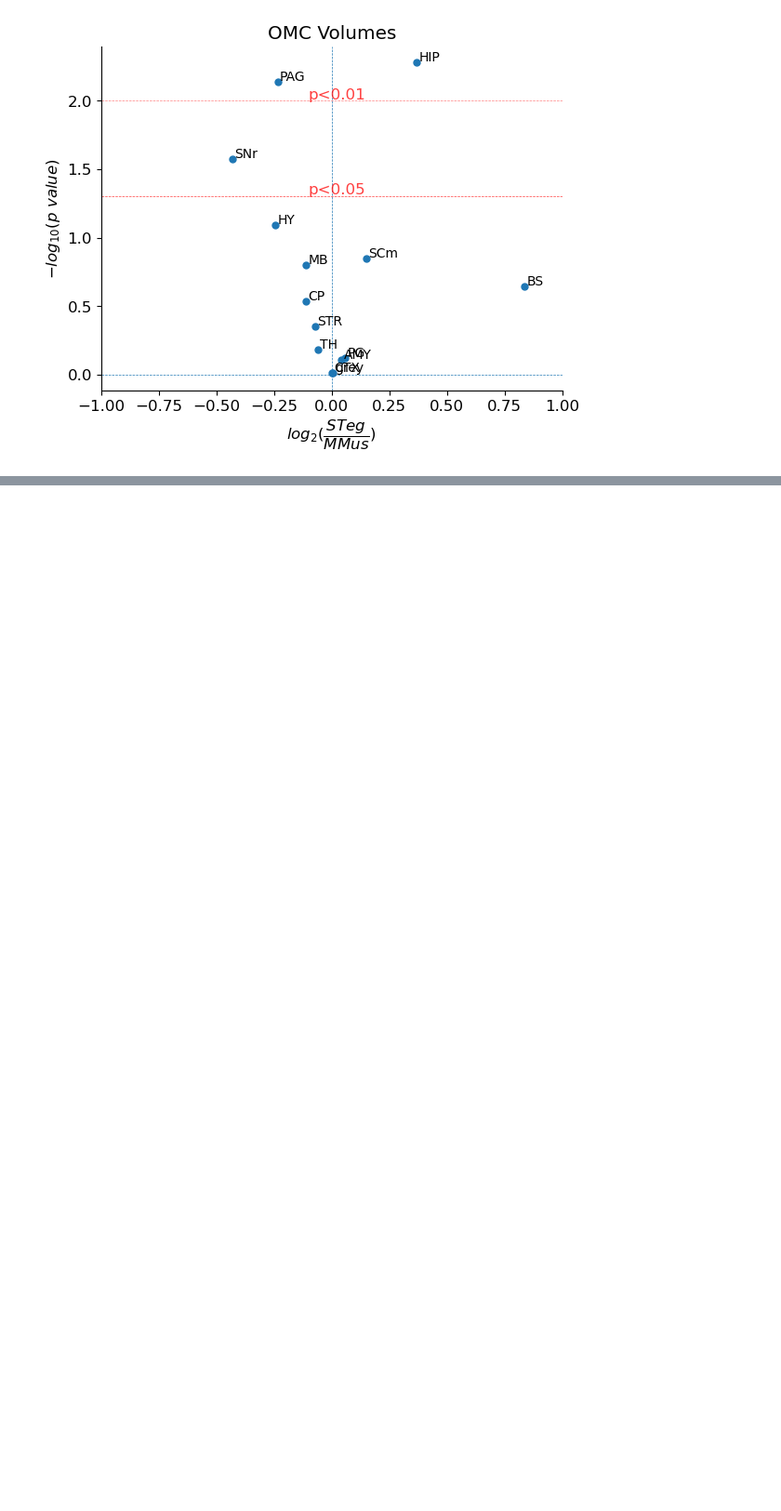
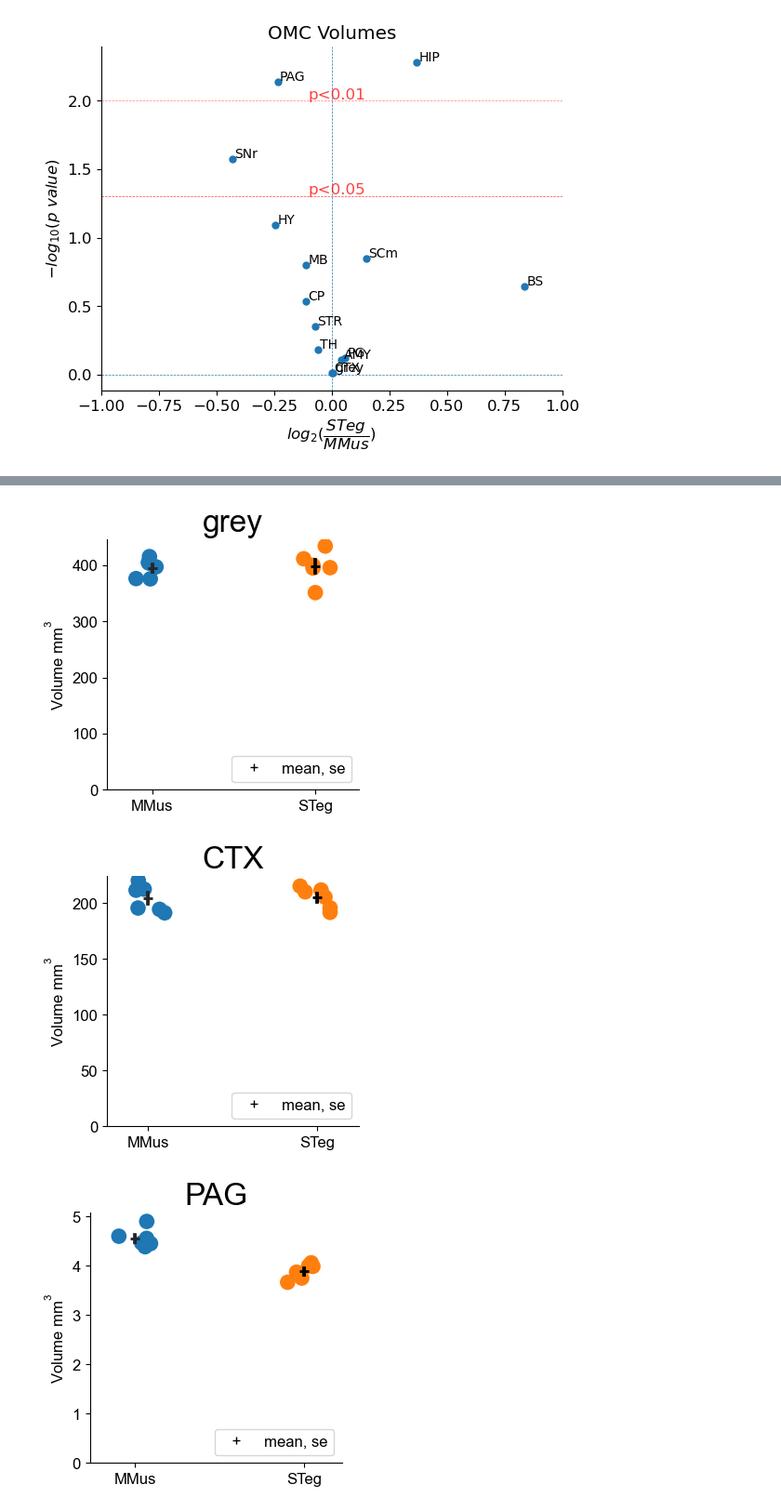
Before and after one commit to eisko/STP_analysis, a Jupyter notebook: shape_vol_supp.ipynb, the cells around one changed output, grey strips where cells are left out. Shown at 93% size. Drawn from its saved outputs; the diff is of its cells as text; code cells hidden in the pictures; blank space fills up the shorter version.

Commit message:
visualize updates

```diff
--- a/shape_vol_supp.ipynb
+++ b/shape_vol_supp.ipynb
@@ -11,6 +11,10 @@ from matplotlib.lines import Line2D # for custom legend
 from matplotlib_scalebar.scalebar import ScaleBar
 from datetime import datetime # to print timing of cells
 
+# set parameters to save svg
+plt.rcParams['font.family'] = ['sans-serif']
+plt.rcParams['font.sans-serif'] = ['Arial']
+plt.rcParams['text.usetex'] = False
 plt.rcParams['svg.fonttype'] = 'none'
 
 from skimage.filters import threshold_otsu # threshold method used to threshold inj site
@@ -245,0 +307,27 @@ plt.show()
+# %%
+# fig, axs = plt.subplots(3,5, figsize=(5,15))
+voxel_size = 0.05*0.02*0.02
+volumes_df = meta.copy()
+
+for area in areas:
+    for i in range(meta.shape[0]):
+        meta.loc[i,'brain']
+        mask = all_masks[i]
+        mask_sum = mask[area].sum()
+        volume = mask_sum*voxel_size
+        volumes_df.loc[i, area] = volume
+# %%
+# plot dot plots for select areas
+plot_areas = ["grey", "CTX", "PAG", "SNr"]
+for area in plot_areas:
+    dot_plot_by_species(volumes_df, to_plot=area, ylabel="Volume $\mathregular{mm^3}$",
+                        title=area)
+
+
+
+    plt.savefig(out_path+area+"_volume_compare_"+title+".svg", dpi=300, bbox_inches="tight")
+    plt.show()
+# %% [output]
+[figure, added]
+[figure, added]
+[figure, added]
```
Also changed, not shown: parts of 10 cells of this notebook, 2 other files.
